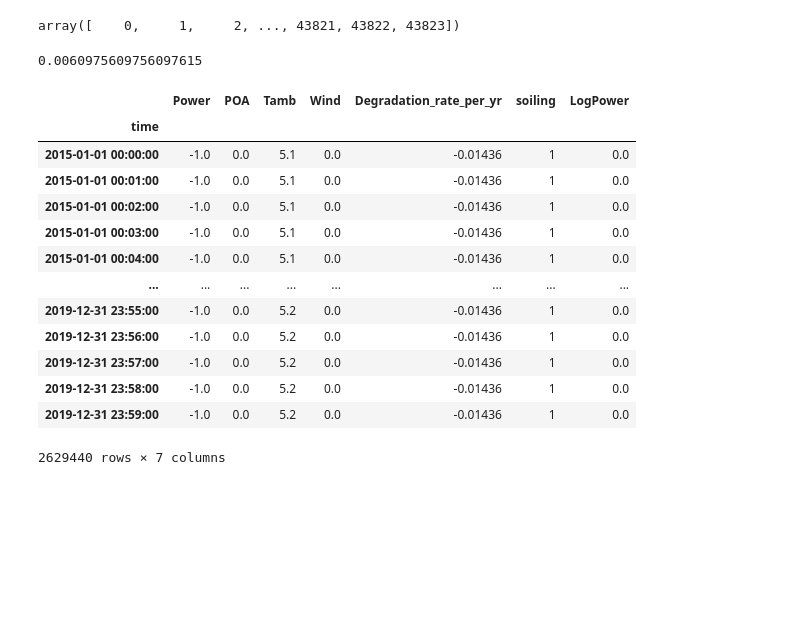
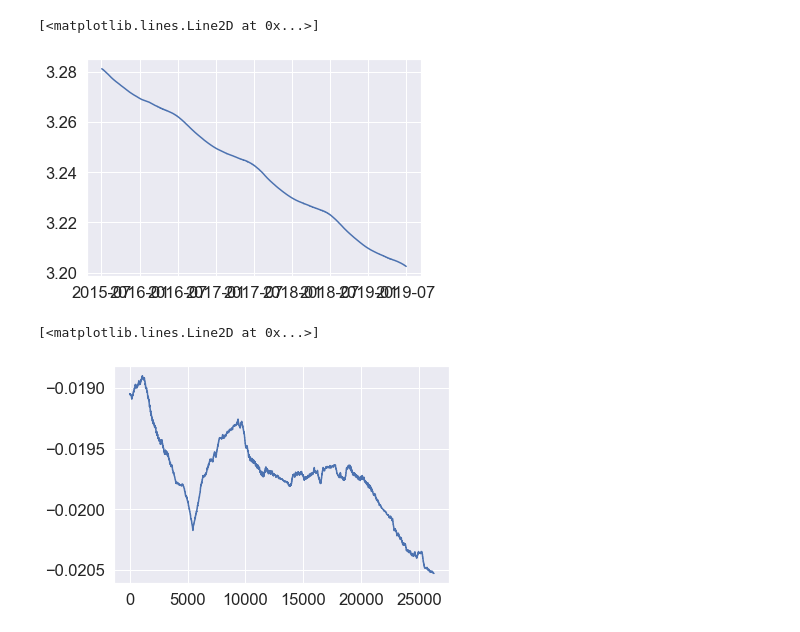
Before and after one commit to Rufski/S2DS-EPRI, a Jupyter notebook: notebooks/1.1-djv-detrending.ipynb, the cells around one changed output. Saved outputs shown, nothing was run; the diff lists cells and outputs as text; code cells hidden in the pictures; blank space fills up the shorter version.

```diff
--- a/notebooks/1.1-djv-detrending.ipynb
+++ b/notebooks/1.1-djv-detrending.ipynb
@@ -139,25 +110,12 @@ plt.plot(np.exp(y-2))
-# %%
-x
-# %% [output]
-array([    0,     1,     2, ..., 43821, 43822, 43823])
-# %%
-(3.28-3.26)/3.28
-# %% [output]
-0.0060975609756097615
-# %%
-basic_df
-# %% [output]
-|  | Power | POA | Tamb | Wind | Degradation_rate_per_yr | soiling | LogPower |
-| time |  |  |  |  |  |  |  |
-| 2015-01-01 00:00:00 | -1.0 | 0.0 | 5.1 | 0.0 | -0.01436 | 1 | 0.0 |
-| 2015-01-01 00:01:00 | -1.0 | 0.0 | 5.1 | 0.0 | -0.01436 | 1 | 0.0 |
-| 2015-01-01 00:02:00 | -1.0 | 0.0 | 5.1 | 0.0 | -0.01436 | 1 | 0.0 |
-| 2015-01-01 00:03:00 | -1.0 | 0.0 | 5.1 | 0.0 | -0.01436 | 1 | 0.0 |
-| 2015-01-01 00:04:00 | -1.0 | 0.0 | 5.1 | 0.0 | -0.01436 | 1 | 0.0 |
-| ... | ... | ... | ... | ... | ... | ... | ... |
-| 2019-12-31 23:55:00 | -1.0 | 0.0 | 5.2 | 0.0 | -0.01436 | 1 | 0.0 |
-| 2019-12-31 23:56:00 | -1.0 | 0.0 | 5.2 | 0.0 | -0.01436 | 1 | 0.0 |
-| 2019-12-31 23:57:00 | -1.0 | 0.0 | 5.2 | 0.0 | -0.01436 | 1 | 0.0 |
-| 2019-12-31 23:58:00 | -1.0 | 0.0 | 5.2 | 0.0 | -0.01436 | 1 | 0.0 |
-| 2019-12-31 23:59:00 | -1.0 | 0.0 | 5.2 | 0.0 | -0.01436 | 1 | 0.0 |
-2629440 rows × 7 columns
+# %%
+multiplicative_trend  = np.exp(y-2)
+# %%
+plt.plot(multiplicative_trend)
+# %% [output]
+[<matplotlib.lines.Line2D at 0x...>]
+[figure, added]
+# %%
+plt.plot((multiplicative_trend[24*365:].values-multiplicative_trend[:-24*365].values))
+# %% [output]
+[<matplotlib.lines.Line2D at 0x...>]
+[figure, added]
```
Also changed, not shown: parts of 26 cells of this notebook, 1 other file.
